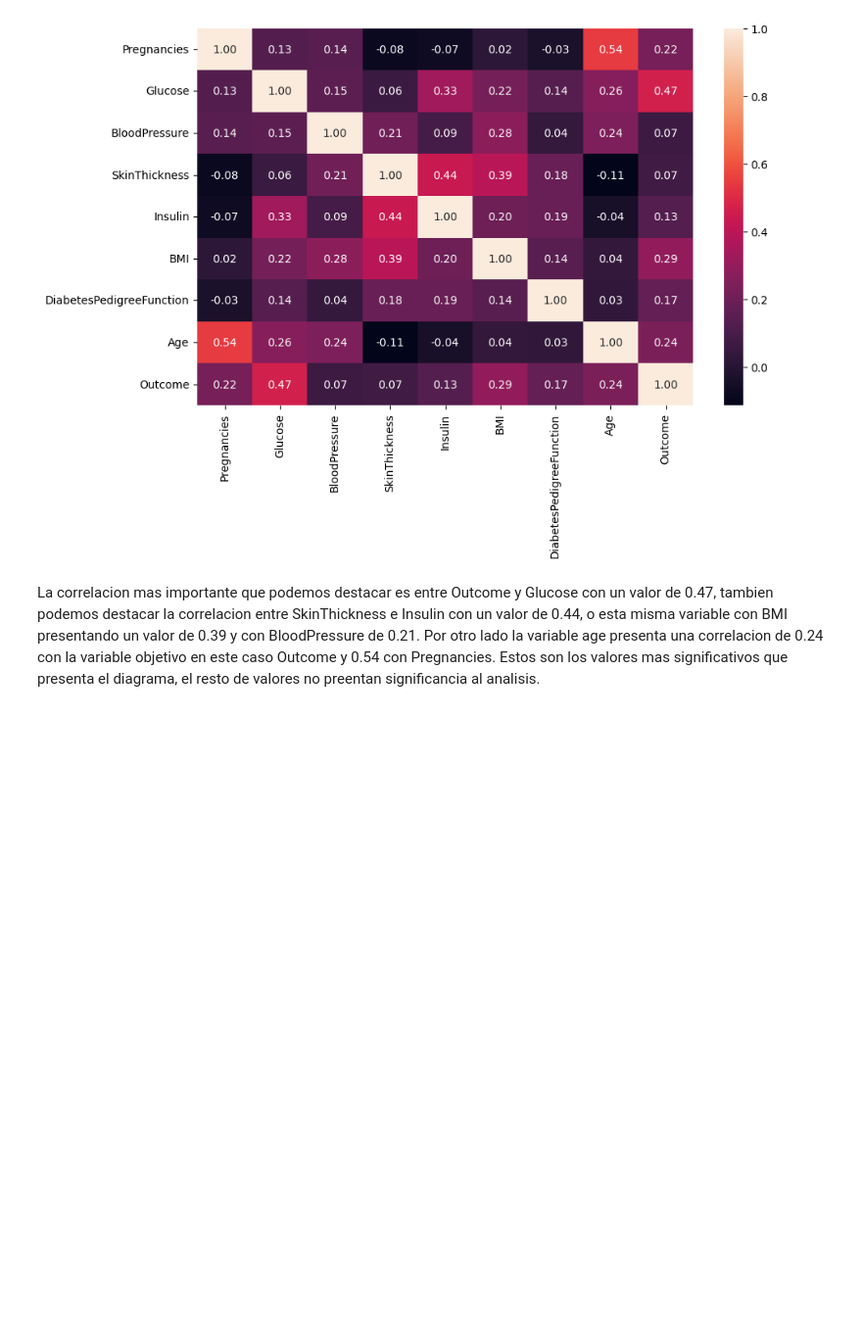
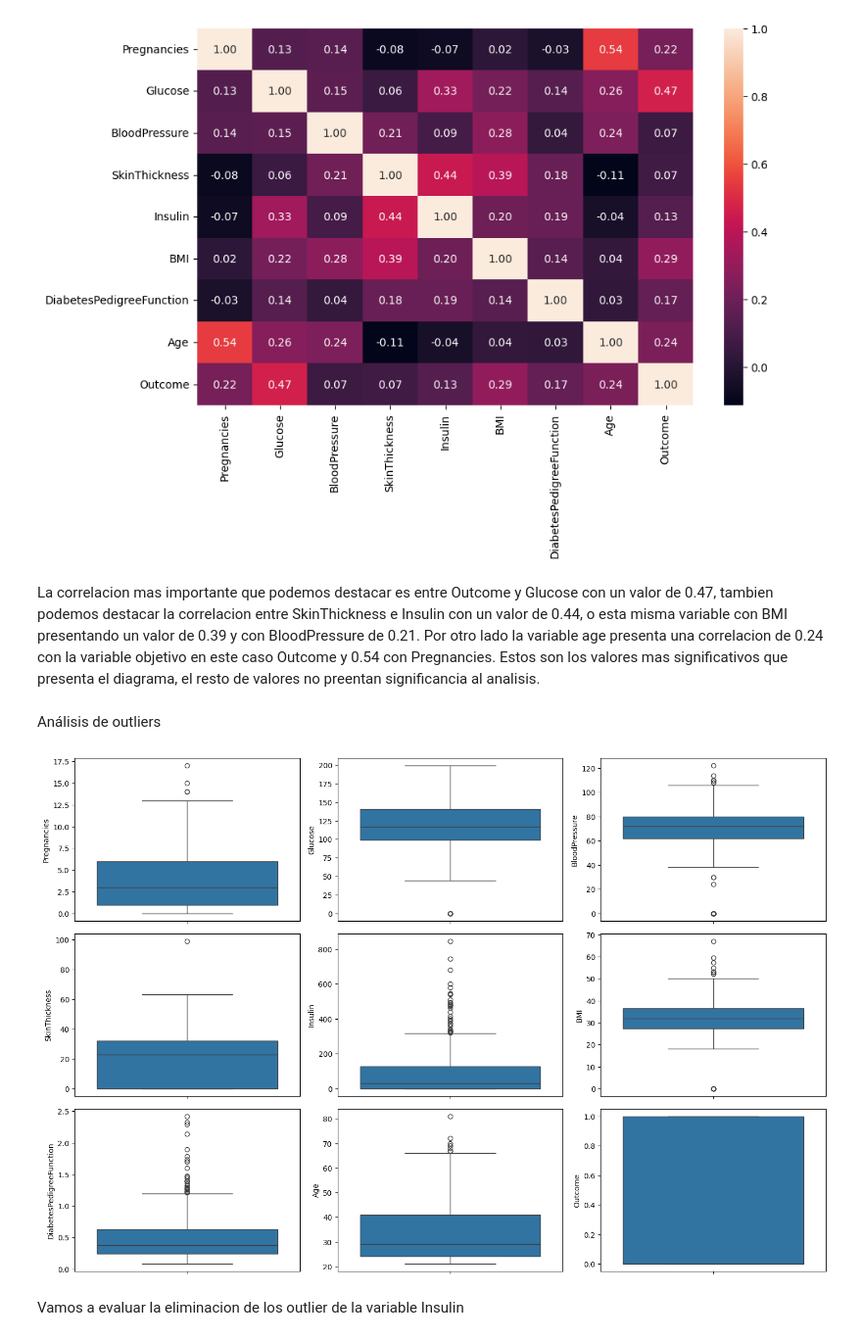
Before and after one commit to emilceinfante/Arboles_decision, a Jupyter notebook: src/explore.ipynb, the cells around one changed output. Shown: that part at 98% size. Drawn from its saved outputs; the diff is of its cells as text; code cells hidden in the pictures; blank space fills up the shorter version.

```diff
--- a/src/explore.ipynb
+++ b/src/explore.ipynb
@@ -107,3 +107,25 @@ plt.show()
 [figure]
 # %% [markdown]
 La correlacion mas importante que podemos destacar es entre Outcome y Glucose con un valor de 0.47, tambien podemos destacar la correlacion entre SkinThickness e Insulin con un valor de 0.44, o esta misma variable con BMI presentando un valor de 0.39 y con BloodPressure de 0.21. Por otro lado la variable age presenta una correlacion de 0.24 con la variable objetivo en este caso Outcome y 0.54 con Pregnancies. Estos son los valores mas significativos que presenta el diagrama, el resto de valores no preentan significancia al analisis.
+# %% [markdown]
+Análisis de outliers
+# %%
+fig, axis = plt.subplots(3, 3, figsize = (15, 10))
+
+sns.boxplot(ax = axis[0, 0], data = data_diab, y = "Pregnancies")
+sns.boxplot(ax = axis[0, 1], data = data_diab, y = "Glucose")
+sns.boxplot(ax = axis[0, 2], data = data_diab, y = "BloodPressure")
+sns.boxplot(ax = axis[1, 0], data = data_diab, y = "SkinThickness")
+sns.boxplot(ax = axis[1, 1], data = data_diab, y = "Insulin")
+sns.boxplot(ax = axis[1, 2], data = data_diab, y = "BMI")
+sns.boxplot(ax = axis[2, 0], data = data_diab, y = "DiabetesPedigreeFunction")
+sns.boxplot(ax = axis[2, 1], data = data_diab, y = "Age")
+sns.boxplot(ax = axis[2, 2], data = data_diab, y = "Outcome")
+
+plt.tight_layout()
+
+plt.show()
+# %% [output]
+[figure, added]
+# %% [markdown]
+Vamos a evaluar la eliminacion de los outlier de la variable Insulin
```
Also changed, not shown: parts of 4 cells of this notebook.
